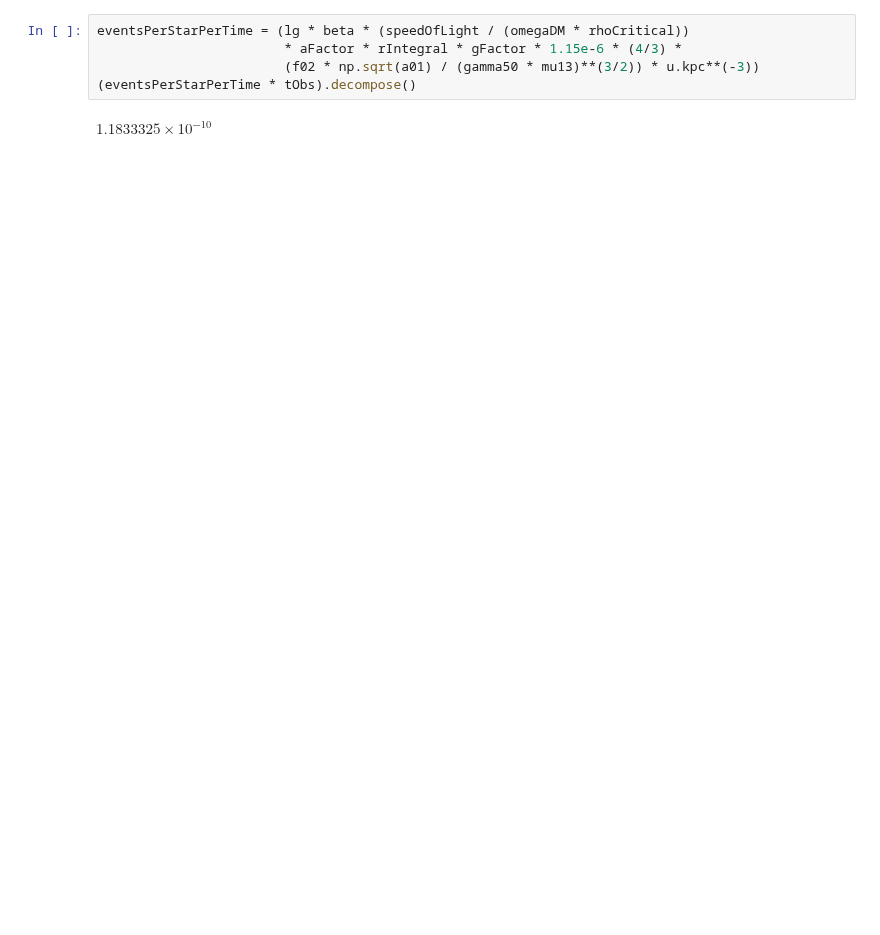
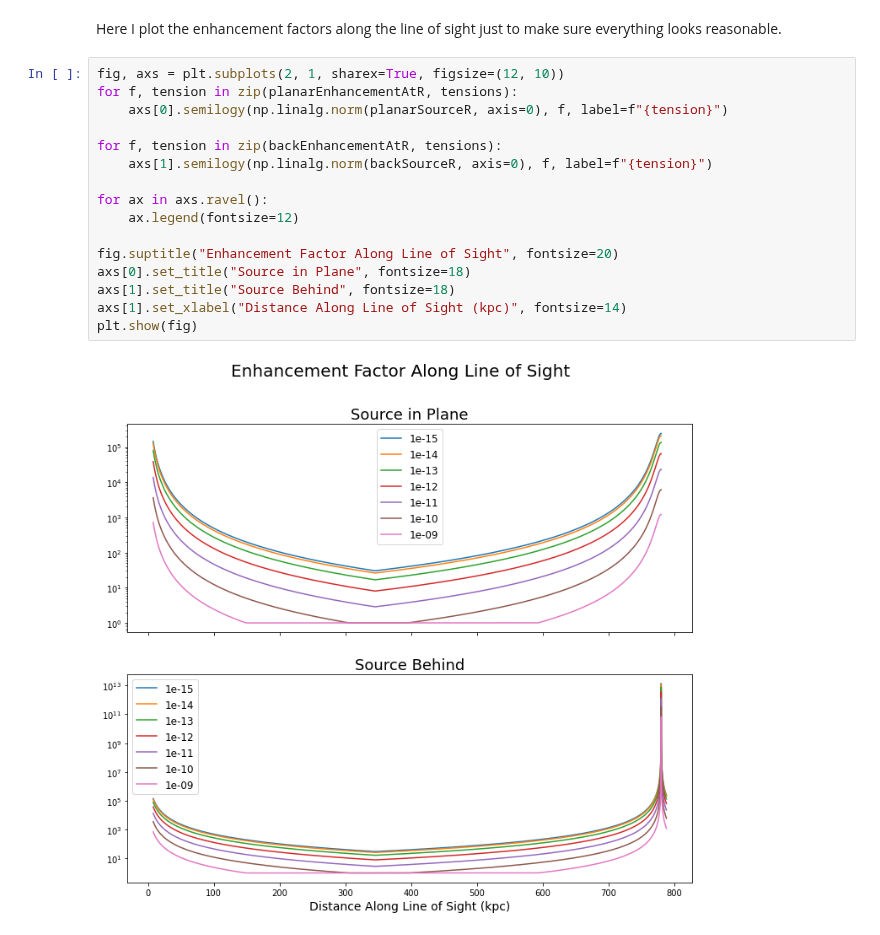
Before and after one commit to adriansh95/StringMicrolensing, a Jupyter notebook: lensingEventsPerYear.ipynb, the cells around one changed output. Drawn from its saved outputs; the diff is of its cells as text; blank space fills up the shorter version.

Commit message:
Plotted enhancement factor and calculated rates for 2 source positions.

```diff
--- a/lensingEventsPerYear.ipynb
+++ b/lensingEventsPerYear.ipynb
@@ -80,7 +155,20 @@ tObs = 1 * u.yr
-# %%
-eventsPerStarPerTime = (lg * beta * (speedOfLight / (omegaDM * rhoCritical))
-                        * aFactor * rIntegral * gFactor * 1.15e-6 * (4/3) *
-                        (f02 * np.sqrt(a01) / (gamma50 * mu13)**(3/2)) * u.kpc**(-3))
-(eventsPerStarPerTime * tObs).decompose()
-# %% [output]
-$1.1833325 \times 10^{-10} \; \mathrm{}$
+# %% [markdown]
+Here I plot the enhancement factors along the line of sight just to make sure everything looks reasonable.
+# %%
+fig, axs = plt.subplots(2, 1, sharex=True, figsize=(12, 10))
+for f, tension in zip(planarEnhancementAtR, tensions):
+    axs[0].semilogy(np.linalg.norm(planarSourceR, axis=0), f, label=f"{tension}")
+
+for f, tension in zip(backEnhancementAtR, tensions):
+    axs[1].semilogy(np.linalg.norm(backSourceR, axis=0), f, label=f"{tension}")
+
+for ax in axs.ravel():
+    ax.legend(fontsize=12)
+
+fig.suptitle("Enhancement Factor Along Line of Sight", fontsize=20)
+axs[0].set_title("Source in Plane", fontsize=18)
+axs[1].set_title("Source Behind", fontsize=18)
+axs[1].set_xlabel("Distance Along Line of Sight (kpc)", fontsize=14)
+plt.show(fig)
+# %% [output]
+[figure, added]
```
Also changed, not shown: parts of 12 cells of this notebook.
